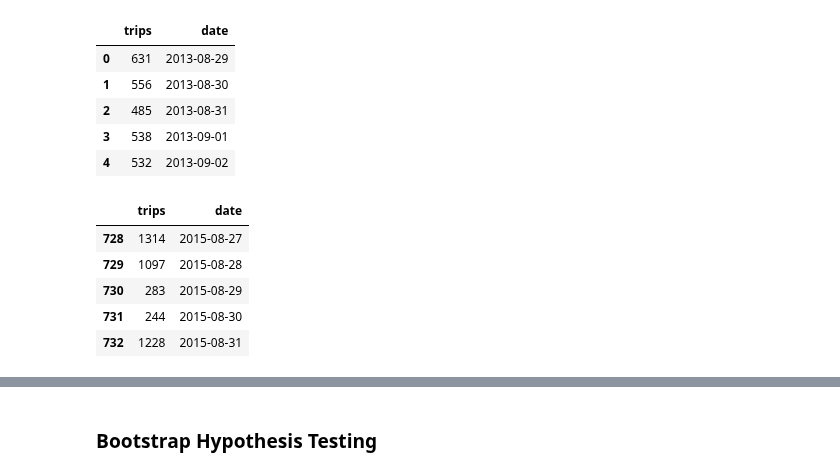
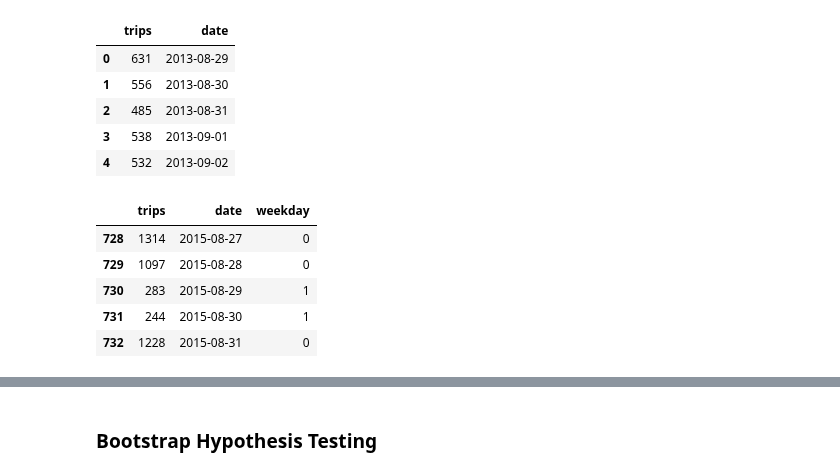
Before and after one commit to jslaga/SpringboardDSC, a Jupyter notebook: Capstone1/Capstone.ipynb, the cells around one changed output, grey strips where cells are left out. Drawn from its saved outputs; the diff is of its cells as text; code cells hidden in the pictures.

```diff
--- a/Capstone1/Capstone.ipynb
+++ b/Capstone1/Capstone.ipynb
@@ -561,16 +563,25 @@ daily_trips_df.head()
 | 2 | 485 | 2013-08-31 |
 | 3 | 538 | 2013-09-01 |
 | 4 | 532 | 2013-09-02 |
-# %%
-daily_trips_df = daily_trips_df.sort_values('date')
-daily_trips_df.tail()
-# %% [output]
-|  | trips | date |
-| 728 | 1314 | 2015-08-27 |
-| 729 | 1097 | 2015-08-28 |
-| 730 | 283 | 2015-08-29 |
-| 731 | 244 | 2015-08-30 |
-| 732 | 1228 | 2015-08-31 |
+# %%
+daily_trips_df = daily_trips_df.sort_values('date')
+
+# Add column for weekday (True) vs weekend (False)
+daily_trips_df['weekday'] = pd.DatetimeIndex(daily_trips_df.date).dayofweek
+daily_trips_df['weekday'] = [True if day in [5,6] else False for day in daily_trips_df['weekday']]
+
+
+#Convert True to 1 and False to 0
+daily_trips_df['weekday'] = daily_trips_df.weekday.map(lambda x: 1 if x == True else 0)
+
+daily_trips_df.tail()
+# %% [output]
+|  | trips | date | weekday |
+| 728 | 1314 | 2015-08-27 | 0 |
+| 729 | 1097 | 2015-08-28 | 0 |
+| 730 | 283 | 2015-08-29 | 1 |
+| 731 | 244 | 2015-08-30 | 1 |
+| 732 | 1228 | 2015-08-31 | 0 |
 # %%
 daily_trips_df = daily_trips_df.merge(weather_df, on = daily_trips_df.date)
 # %%
```
Also changed, not shown: parts of 13 cells of this notebook.
